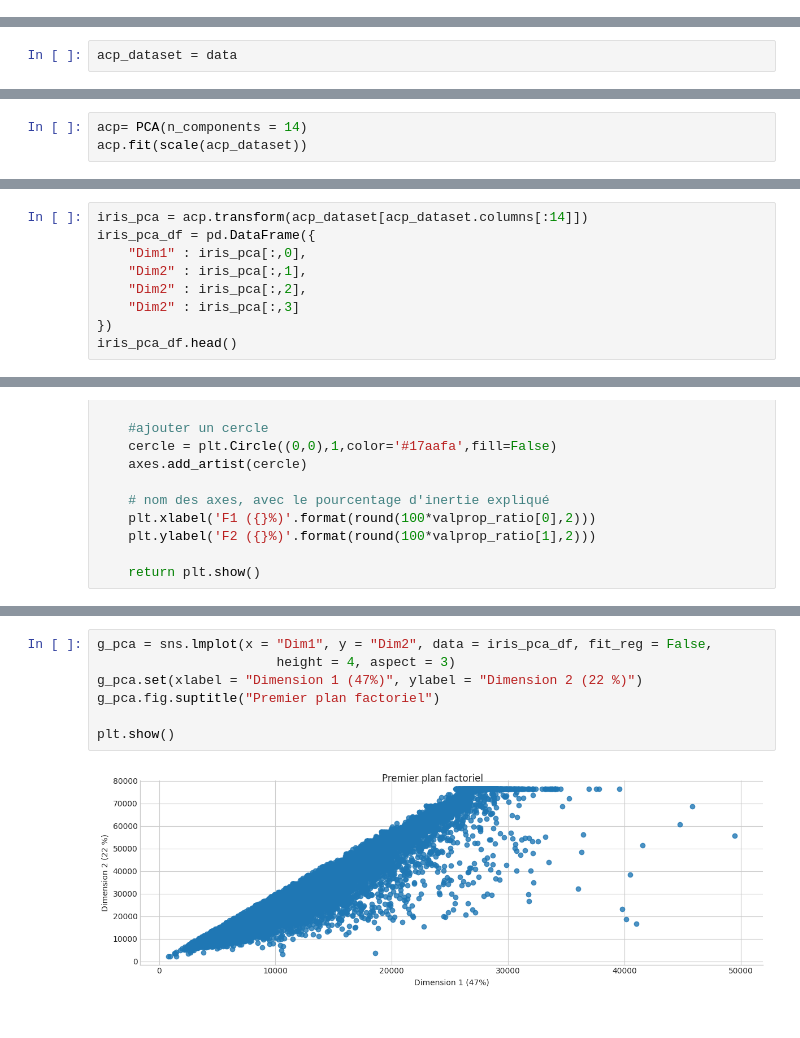
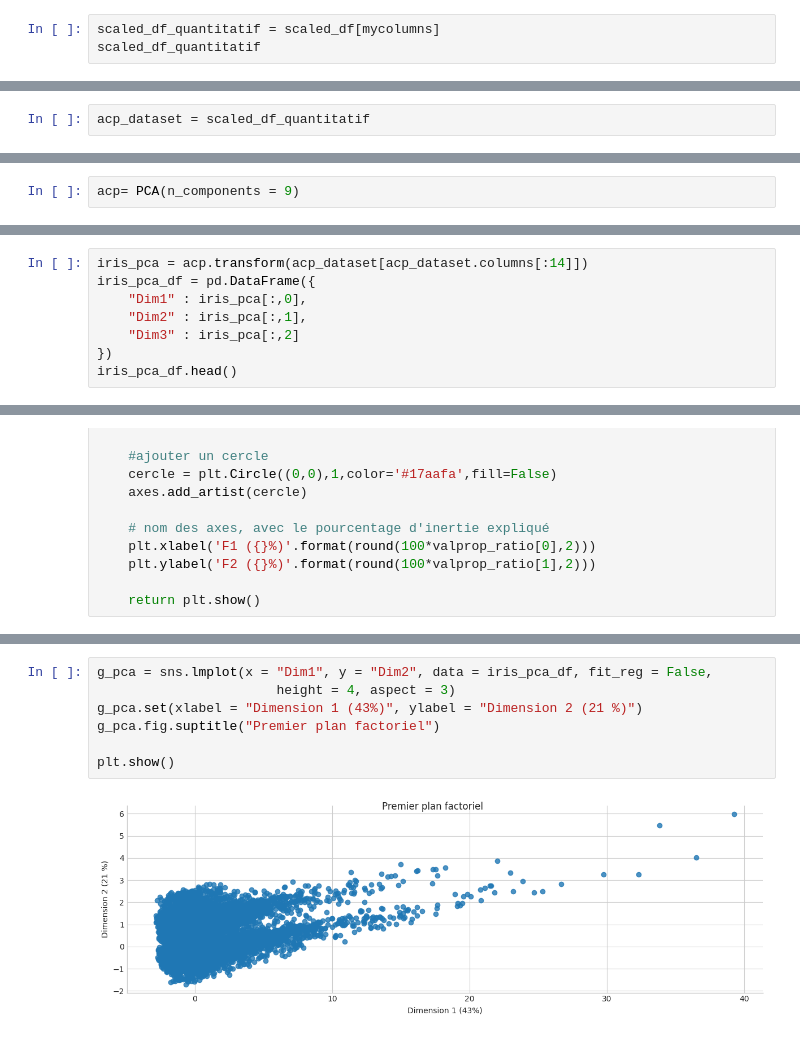
Before and after one commit to kamelbenabdelkader/ML_real_estate_project, a Jupyter notebook: notebook_INFERENCE.ipynb, the cells around one changed output, grey strips where cells are left out. Drawn from its saved outputs; the diff is of its cells as text.

```diff
--- a/notebook_INFERENCE.ipynb
+++ b/notebook_INFERENCE.ipynb
@@ -133,0 +310,3 @@ data.corr(method='pearson')
+# %%
+scaled_df_quantitatif = scaled_df[mycolumns]
+scaled_df_quantitatif
@@ -134,5 +327,5 @@ data.corr(method='pearson')
 # %%
-acp_dataset = data
+acp_dataset = scaled_df_quantitatif
 # %%
 acp_dataset.shape
 # %% [output]
@@ -140,3 +333,2 @@ acp_dataset.shape
 # %%
-acp= PCA(n_components = 14)
-acp.fit(scale(acp_dataset))
+acp= PCA(n_components = 9)
@@ -243,8 +430,7 @@ iris_pca = acp.transform(acp_dataset[acp_dataset.columns[:14]])
 iris_pca_df = pd.DataFrame({
     "Dim1" : iris_pca[:,0],
     "Dim2" : iris_pca[:,1],
-    "Dim2" : iris_pca[:,2],
-    "Dim2" : iris_pca[:,3]
+    "Dim3" : iris_pca[:,2]
 })
 iris_pca_df.head()
 # %% [output]
@@ -320,9 +503,9 @@ correlation_circle("PC1","PC3")
 # %%
 g_pca = sns.lmplot(x = "Dim1", y = "Dim2", data = iris_pca_df, fit_reg = False,
                        height = 4, aspect = 3)
-g_pca.set(xlabel = "Dimension 1 (47%)", ylabel = "Dimension 2 (22 %)")
+g_pca.set(xlabel = "Dimension 1 (43%)", ylabel = "Dimension 2 (21 %)")
 g_pca.fig.suptitle("Premier plan factoriel")
 
 plt.show()
 # %% [output]
-[figure, old version]
+[figure, new version]
```
Also changed, not shown: parts of 55 cells of this notebook, 1 other file.
